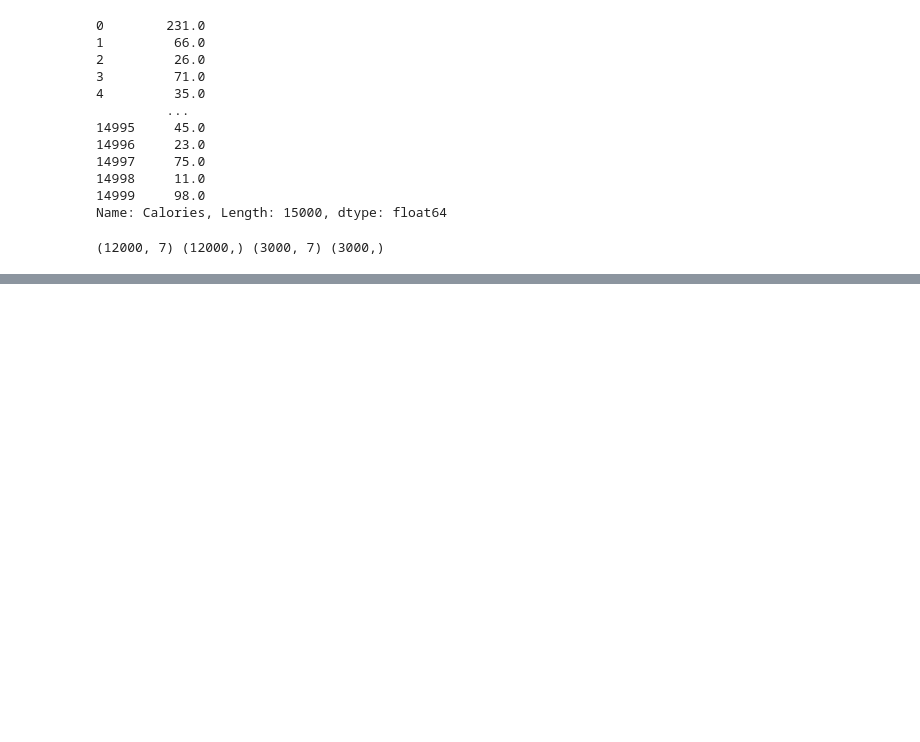
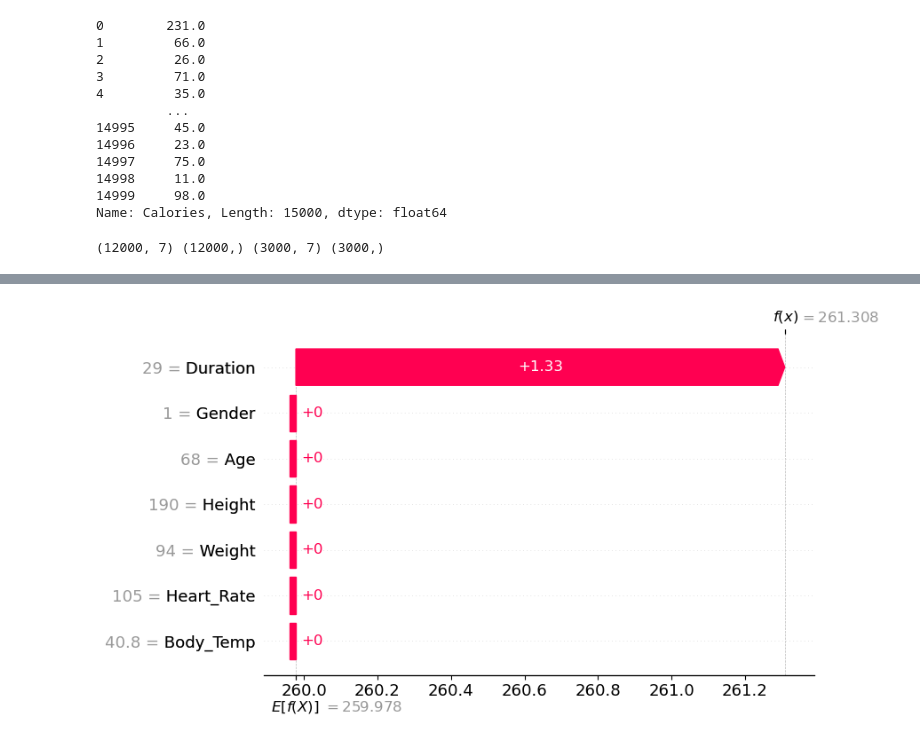
Before and after one commit to CHANDU016/CALORIES-PREDICTION, a Jupyter notebook: CALORIES.ipynb, the cells around one changed output, grey strips where cells are left out. Saved outputs shown, nothing was run; the diff lists cells and outputs as text; code cells hidden in the pictures; blank space fills up the shorter version.

```diff
--- a/CALORIES.ipynb
+++ b/CALORIES.ipynb
@@ -179,6 +184,11 @@ y
 14998     11.0
 14999     98.0
 Name: Calories, Length: 15000, dtype: float64
+# %%
+from sklearn.preprocessing import StandardScaler
+
+scaler = StandardScaler()
+X_scaled = scaler.fit_transform(x)
 # %%
 from sklearn.model_selection import train_test_split
 # %%
@@ -227,0 +263,6 @@ with open('model.pkl', 'wb') as model_file:
+# %%
+explainer = shap.Explainer(model, x)
+shap_values = explainer(x)
+shap.plots.waterfall(shap_values[0])
+# %% [output]
+[figure, added]
```
Also changed, not shown: parts of 16 cells of this notebook.
